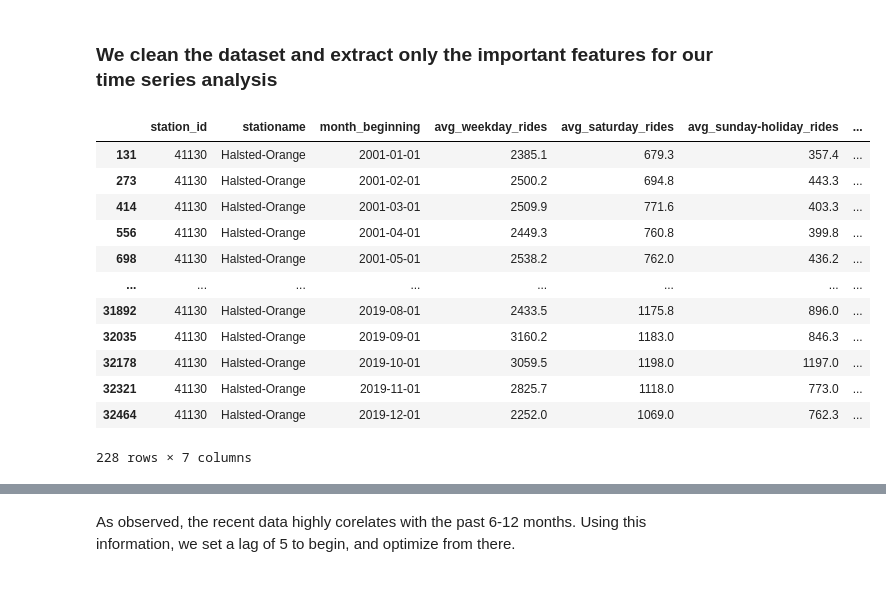
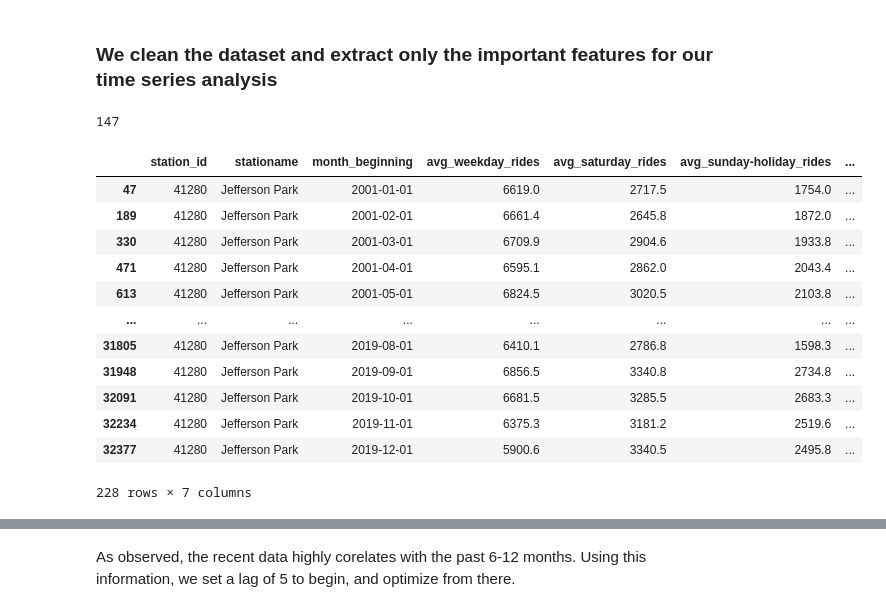
Before and after one commit to uic-cs418/python_demons, a Jupyter notebook: ML_ARIMA.ipynb, the cells around one changed output, grey strips where cells are left out. Drawn from its saved outputs; the diff is of its cells as text; code cells hidden in the pictures.

```diff
--- a/ML_ARIMA.ipynb
+++ b/ML_ARIMA.ipynb
@@ -239,22 +268,26 @@ array(['18th', '35-Bronzeville-IIT', '35th/Archer', '43rd',
        'Wilson'], dtype='<U24')
 # %% [markdown]
 ### We clean the dataset and extract only the important features for our time series analysis
+# %%
+len(list(set(trains.station_id)))
+# %% [output]
+147
 # %%
-df = trains.loc[trains['stationame'] == 'Halsted-Orange']
+df = trains.loc[trains['stationame'] == 'Jefferson Park']
 df
 # %% [output]
 |  | station_id | stationame | month_beginning | avg_weekday_rides | avg_saturday_rides | avg_sunday-holiday_rides | ... |
-| 131 | 41130 | Halsted-Orange | 2001-01-01 | 2385.1 | 679.3 | 357.4 | ... |
-| 273 | 41130 | Halsted-Orange | 2001-02-01 | 2500.2 | 694.8 | 443.3 | ... |
-| 414 | 41130 | Halsted-Orange | 2001-03-01 | 2509.9 | 771.6 | 403.3 | ... |
-| 556 | 41130 | Halsted-Orange | 2001-04-01 | 2449.3 | 760.8 | 399.8 | ... |
-| 698 | 41130 | Halsted-Orange | 2001-05-01 | 2538.2 | 762.0 | 436.2 | ... |
+| 47 | 41280 | Jefferson Park | 2001-01-01 | 6619.0 | 2717.5 | 1754.0 | ... |
+| 189 | 41280 | Jefferson Park | 2001-02-01 | 6661.4 | 2645.8 | 1872.0 | ... |
+| 330 | 41280 | Jefferson Park | 2001-03-01 | 6709.9 | 2904.6 | 1933.8 | ... |
+| 471 | 41280 | Jefferson Park | 2001-04-01 | 6595.1 | 2862.0 | 2043.4 | ... |
+| 613 | 41280 | Jefferson Park | 2001-05-01 | 6824.5 | 3020.5 | 2103.8 | ... |
 | ... | ... | ... | ... | ... | ... | ... | ... |
-| 31892 | 41130 | Halsted-Orange | 2019-08-01 | 2433.5 | 1175.8 | 896.0 | ... |
-| 32035 | 41130 | Halsted-Orange | 2019-09-01 | 3160.2 | 1183.0 | 846.3 | ... |
-| 32178 | 41130 | Halsted-Orange | 2019-10-01 | 3059.5 | 1198.0 | 1197.0 | ... |
-| 32321 | 41130 | Halsted-Orange | 2019-11-01 | 2825.7 | 1118.0 | 773.0 | ... |
-| 32464 | 41130 | Halsted-Orange | 2019-12-01 | 2252.0 | 1069.0 | 762.3 | ... |
+| 31805 | 41280 | Jefferson Park | 2019-08-01 | 6410.1 | 2786.8 | 1598.3 | ... |
+| 31948 | 41280 | Jefferson Park | 2019-09-01 | 6856.5 | 3340.8 | 2734.8 | ... |
+| 32091 | 41280 | Jefferson Park | 2019-10-01 | 6681.5 | 3285.5 | 2683.3 | ... |
+| 32234 | 41280 | Jefferson Park | 2019-11-01 | 6375.3 | 3181.2 | 2519.6 | ... |
+| 32377 | 41280 | Jefferson Park | 2019-12-01 | 5900.6 | 3340.5 | 2495.8 | ... |
 228 rows × 7 columns
 # %%
 df = df.loc[:, ['month_beginning', 'monthtotal']]
```
Also changed, not shown: parts of 10 cells of this notebook.
